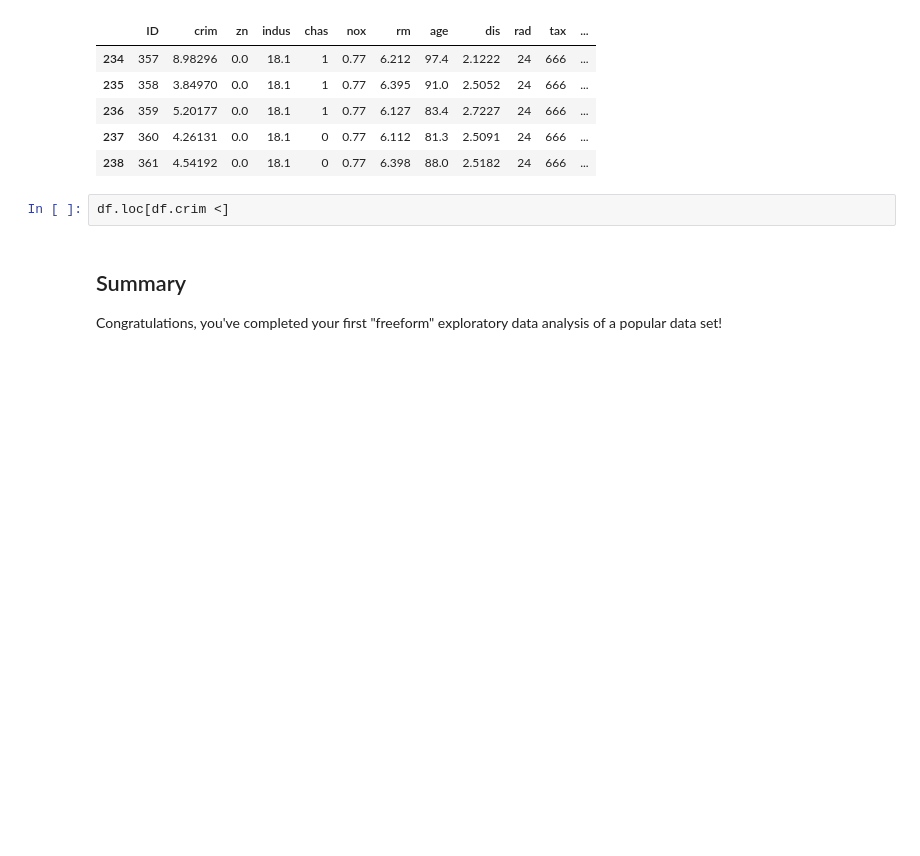
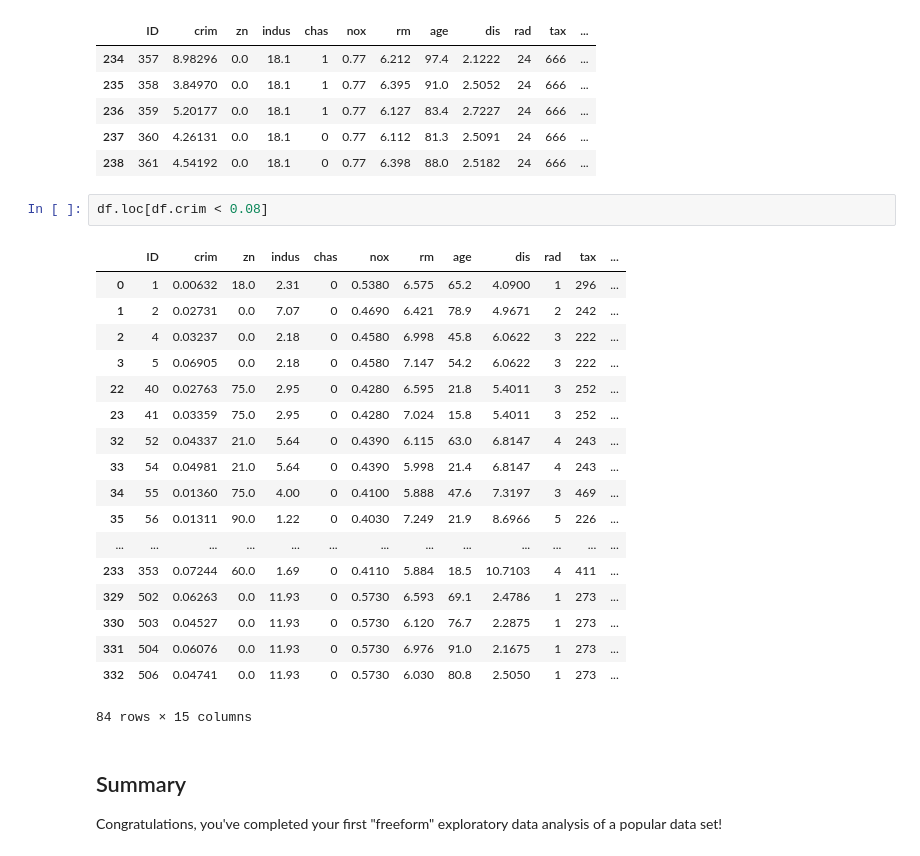
Before and after one commit to AlludedCrabb/dsc-1-03-16-eda-with-pandas-using-the-boston-housing-data-lab-seattle-ds-career-040119, a Jupyter notebook: index.ipynb, the cells around one changed output. Cells and saved outputs as stored; diff of their text form; blank space fills up the shorter version.

```diff
--- a/index.ipynb
+++ b/index.ipynb
@@ -108,7 +108,26 @@ df.loc[df.crim > 3.68].head()
 | 237 | 360 | 4.26131 | 0.0 | 18.1 | 0 | 0.77 | 6.112 | 81.3 | 2.5091 | 24 | 666 | ... |
 | 238 | 361 | 4.54192 | 0.0 | 18.1 | 0 | 0.77 | 6.398 | 88.0 | 2.5182 | 24 | 666 | ... |
 # %%
-df.loc[df.crim <]
+df.loc[df.crim < 0.08]
+# %% [output]
+|  | ID | crim | zn | indus | chas | nox | rm | age | dis | rad | tax | ... |
+| 0 | 1 | 0.00632 | 18.0 | 2.31 | 0 | 0.5380 | 6.575 | 65.2 | 4.0900 | 1 | 296 | ... |
+| 1 | 2 | 0.02731 | 0.0 | 7.07 | 0 | 0.4690 | 6.421 | 78.9 | 4.9671 | 2 | 242 | ... |
+| 2 | 4 | 0.03237 | 0.0 | 2.18 | 0 | 0.4580 | 6.998 | 45.8 | 6.0622 | 3 | 222 | ... |
+| 3 | 5 | 0.06905 | 0.0 | 2.18 | 0 | 0.4580 | 7.147 | 54.2 | 6.0622 | 3 | 222 | ... |
+| 22 | 40 | 0.02763 | 75.0 | 2.95 | 0 | 0.4280 | 6.595 | 21.8 | 5.4011 | 3 | 252 | ... |
+| 23 | 41 | 0.03359 | 75.0 | 2.95 | 0 | 0.4280 | 7.024 | 15.8 | 5.4011 | 3 | 252 | ... |
+| 32 | 52 | 0.04337 | 21.0 | 5.64 | 0 | 0.4390 | 6.115 | 63.0 | 6.8147 | 4 | 243 | ... |
+| 33 | 54 | 0.04981 | 21.0 | 5.64 | 0 | 0.4390 | 5.998 | 21.4 | 6.8147 | 4 | 243 | ... |
+| 34 | 55 | 0.01360 | 75.0 | 4.00 | 0 | 0.4100 | 5.888 | 47.6 | 7.3197 | 3 | 469 | ... |
+| 35 | 56 | 0.01311 | 90.0 | 1.22 | 0 | 0.4030 | 7.249 | 21.9 | 8.6966 | 5 | 226 | ... |
+| ... | ... | ... | ... | ... | ... | ... | ... | ... | ... | ... | ... | ... |
+| 233 | 353 | 0.07244 | 60.0 | 1.69 | 0 | 0.4110 | 5.884 | 18.5 | 10.7103 | 4 | 411 | ... |
+| 329 | 502 | 0.06263 | 0.0 | 11.93 | 0 | 0.5730 | 6.593 | 69.1 | 2.4786 | 1 | 273 | ... |
+| 330 | 503 | 0.04527 | 0.0 | 11.93 | 0 | 0.5730 | 6.120 | 76.7 | 2.2875 | 1 | 273 | ... |
+| 331 | 504 | 0.06076 | 0.0 | 11.93 | 0 | 0.5730 | 6.976 | 91.0 | 2.1675 | 1 | 273 | ... |
+| 332 | 506 | 0.04741 | 0.0 | 11.93 | 0 | 0.5730 | 6.030 | 80.8 | 2.5050 | 1 | 273 | ... |
+84 rows × 15 columns
 # %% [markdown]
 ## Summary
 
```
